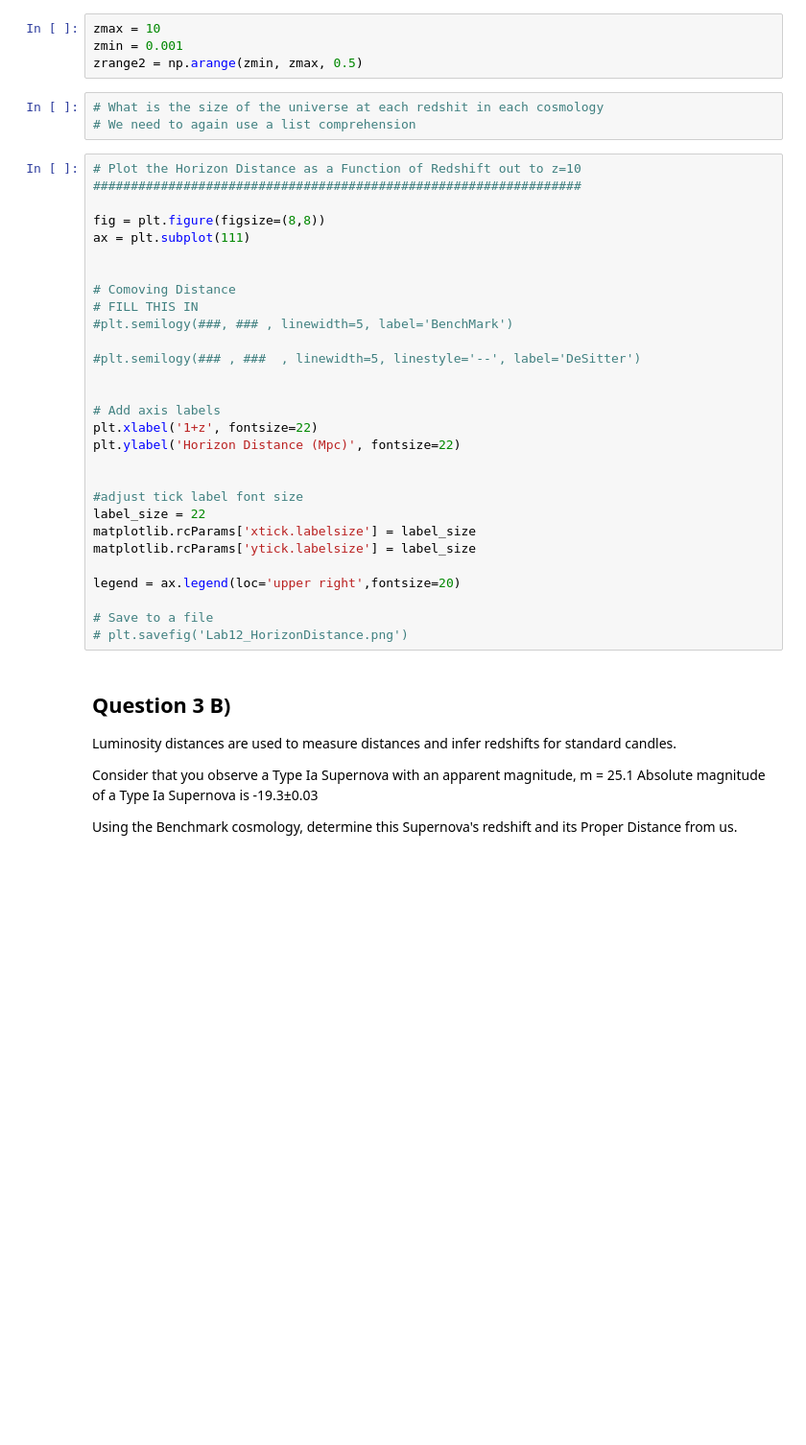
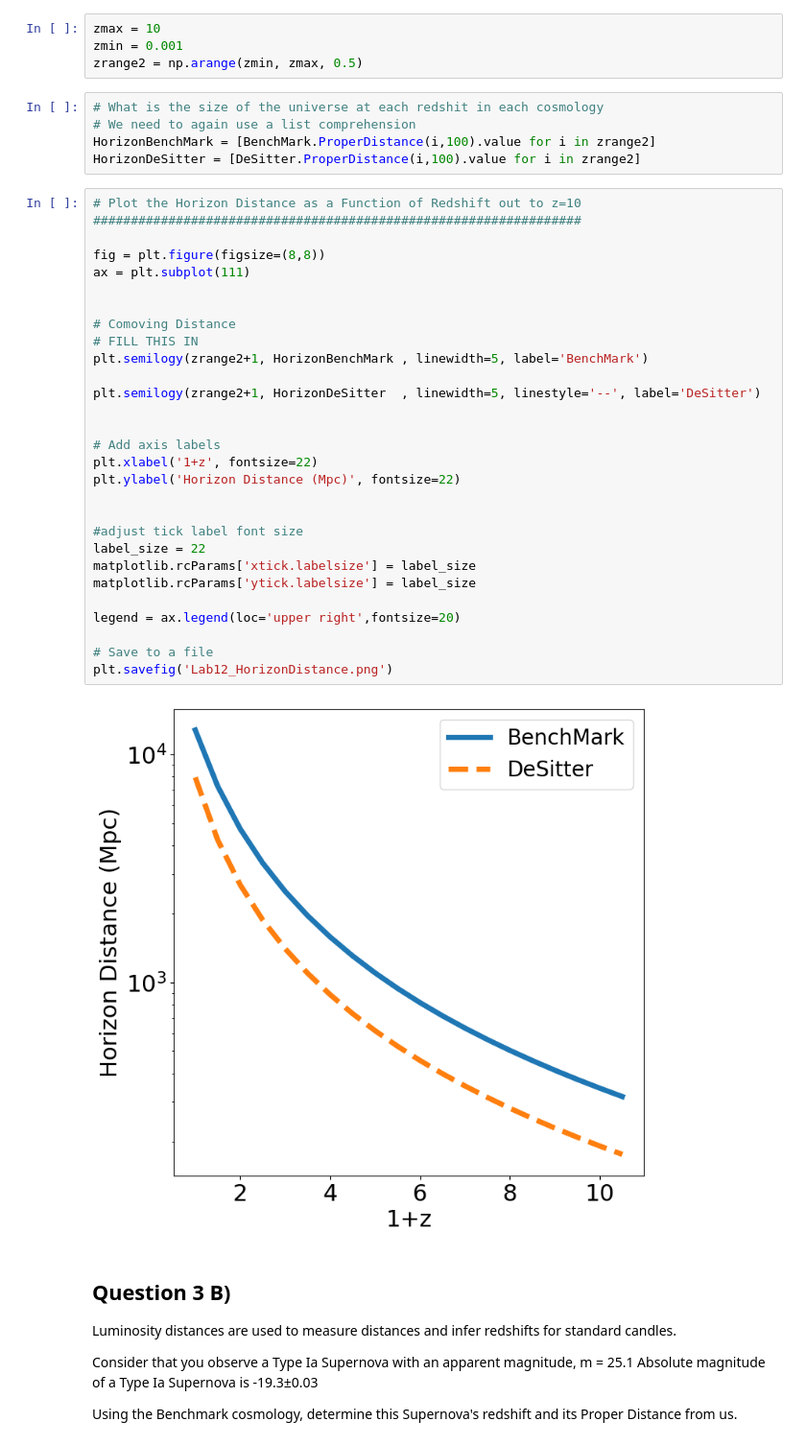
Before and after one commit to hina18201716/astr400b-25s, a Jupyter notebook: Labs/Lab12/Lab12.ipynb, the cells around one changed output. Shown: that part at 96% size. Cells and saved outputs as stored; diff of their text form; blank space fills up the shorter version.

```diff
--- a/Labs/Lab12/Lab12.ipynb
+++ b/Labs/Lab12/Lab12.ipynb
@@ -653,35 +680,39 @@ zrange2 = np.arange(zmin, zmax, 0.5)
 # %%
 # What is the size of the universe at each redshit in each cosmology
 # We need to again use a list comprehension
+HorizonBenchMark = [BenchMark.ProperDistance(i,100).value for i in zrange2]
+HorizonDeSitter = [DeSitter.ProperDistance(i,100).value for i in zrange2]
 # %%
 # Plot the Horizon Distance as a Function of Redshift out to z=10
 #################################################################
 
 fig = plt.figure(figsize=(8,8))
 ax = plt.subplot(111)
 
 
 # Comoving Distance
 # FILL THIS IN
-#plt.semilogy(###, ### , linewidth=5, label='BenchMark')
+plt.semilogy(zrange2+1, HorizonBenchMark , linewidth=5, label='BenchMark')
 
-#plt.semilogy(### , ###  , linewidth=5, linestyle='--', label='DeSitter')
+plt.semilogy(zrange2+1, HorizonDeSitter  , linewidth=5, linestyle='--', label='DeSitter')
 
 
 # Add axis labels
 plt.xlabel('1+z', fontsize=22)
 plt.ylabel('Horizon Distance (Mpc)', fontsize=22)
 
 
 #adjust tick label font size
 label_size = 22
 matplotlib.rcParams['xtick.labelsize'] = label_size
 matplotlib.rcParams['ytick.labelsize'] = label_size
 
 legend = ax.legend(loc='upper right',fontsize=20)
 
 # Save to a file
-# plt.savefig('Lab12_HorizonDistance.png')
+plt.savefig('Lab12_HorizonDistance.png')
+# %% [output]
+[figure, added]
 # %% [markdown]
 ## Question 3 B)
 
```
Also changed, not shown: parts of 18 cells of this notebook, 1 other file.
